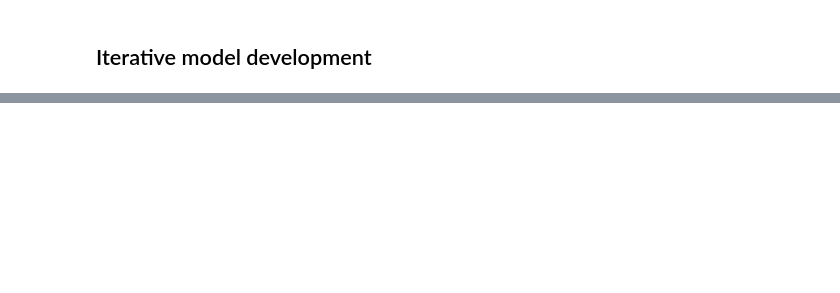
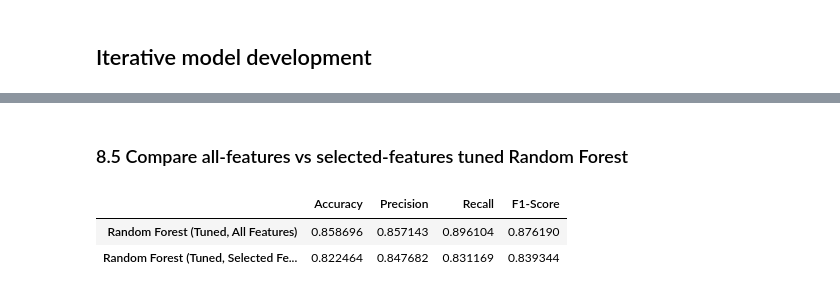
Before and after one commit to MinHeinKhant-2196/mldp_project, a Jupyter notebook: MLDP Program Codes Submission Template.ipynb, the cells around one changed output, grey strips where cells are left out. Saved outputs shown, nothing was run; the diff lists cells and outputs as text; code cells hidden in the pictures; blank space fills up the shorter version.

```diff
--- a/MLDP Program Codes Submission Template.ipynb
+++ b/MLDP Program Codes Submission Template.ipynb
@@ -788,0 +978,16 @@ comparison
+# %%
+# Rebuild the training and test sets using only the selected features
+X_train_selected = X_train[selected_features]
+X_test_selected = X_test[selected_features]
+
+# Reuse the same best hyperparameters found during tuning, so that any
+# change in performance is attributable to feature selection alone
+rf_selected = RandomForestClassifier(
+    **rf_grid_search.best_params_,
+    random_state=2026
+)
+
+rf_selected.fit(X_train_selected, y_train)
+
+# Predict on the test set
+y_pred_rf_selected = rf_selected.predict(X_test_selected)
@@ -788,0 +1015,23 @@ comparison
+# %% [markdown]
+### 8.5 Compare all-features vs selected-features tuned Random Forest
+# %%
+feature_selection_comparison = pd.DataFrame({
+    "Random Forest (Tuned, All Features)": {
+        "Accuracy": accuracy_score(y_test, y_pred_rf_tuned),
+        "Precision": precision_score(y_test, y_pred_rf_tuned),
+        "Recall": recall_score(y_test, y_pred_rf_tuned),
+        "F1-Score": f1_score(y_test, y_pred_rf_tuned),
+    },
+    "Random Forest (Tuned, Selected Features)": {
+        "Accuracy": accuracy_score(y_test, y_pred_rf_selected),
+        "Precision": precision_score(y_test, y_pred_rf_selected),
+        "Recall": recall_score(y_test, y_pred_rf_selected),
+        "F1-Score": f1_score(y_test, y_pred_rf_selected),
+    },
+}).T
+
+feature_selection_comparison
+# %% [output]
+|  | Accuracy | Precision | Recall | F1-Score |
+| Random Forest (Tuned, All Features) | 0.858696 | 0.857143 | 0.896104 | 0.876190 |
+| Random Forest (Tuned, Selected Fe... | 0.822464 | 0.847682 | 0.831169 | 0.839344 |
```
Also changed, not shown: parts of 25 cells of this notebook.
